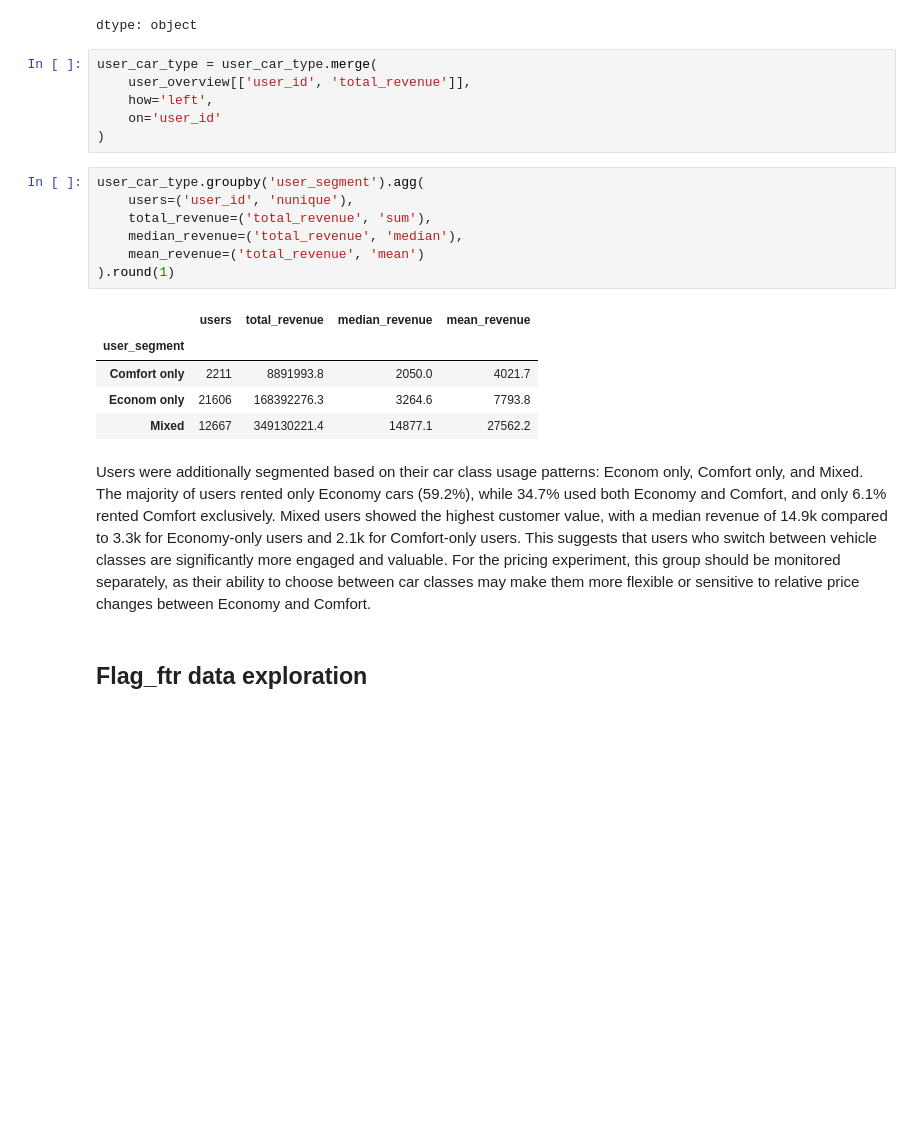
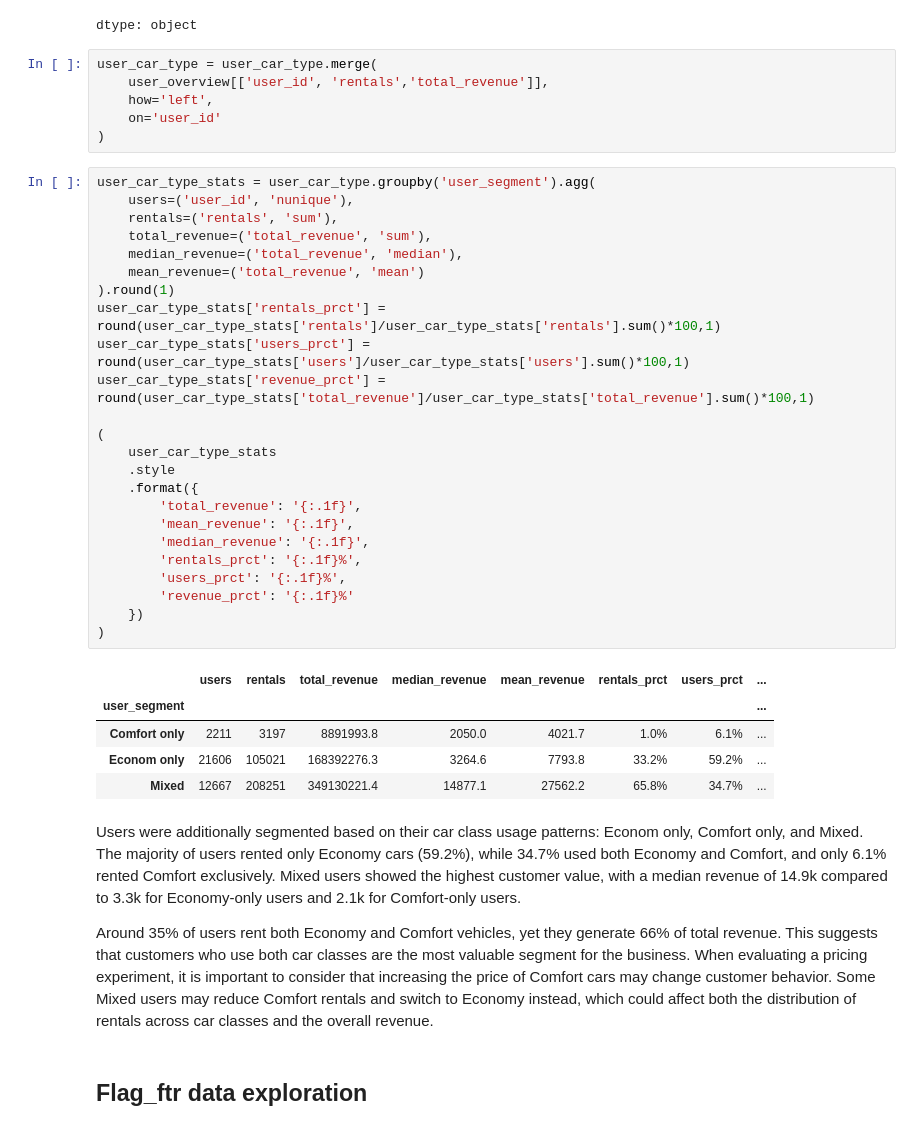
Before and after one commit to YuliaLoburets/A-B-test_project, a Jupyter notebook: A_B_Testing_project.ipynb, the cells around one changed output. Drawn from its saved outputs; the diff is of its cells as text; blank space fills up the shorter version.

```diff
--- a/A_B_Testing_project.ipynb
+++ b/A_B_Testing_project.ipynb
@@ -425,25 +531,44 @@ user_car_type['user_segment'] = user_car_type['car_class'].apply(classify)
 dtype: object
 # %%
 user_car_type = user_car_type.merge(
-    user_overview[['user_id', 'total_revenue']],
+    user_overview[['user_id', 'rentals','total_revenue']],
     how='left',
     on='user_id'
 )
-# %%
-user_car_type.groupby('user_segment').agg(
-    users=('user_id', 'nunique'),
-    total_revenue=('total_revenue', 'sum'),
-    median_revenue=('total_revenue', 'median'),
-    mean_revenue=('total_revenue', 'mean')
-).round(1)
-# %% [output]
-|  | users | total_revenue | median_revenue | mean_revenue |
-| user_segment |  |  |  |  |
-| Comfort only | 2211 | 8891993.8 | 2050.0 | 4021.7 |
-| Econom only | 21606 | 168392276.3 | 3264.6 | 7793.8 |
-| Mixed | 12667 | 349130221.4 | 14877.1 | 27562.2 |
+# %%
+user_car_type_stats = user_car_type.groupby('user_segment').agg(
+    users=('user_id', 'nunique'),
+    rentals=('rentals', 'sum'),
+    total_revenue=('total_revenue', 'sum'),
+    median_revenue=('total_revenue', 'median'),
+    mean_revenue=('total_revenue', 'mean')
+).round(1)
+user_car_type_stats['rentals_prct'] =  round(user_car_type_stats['rentals']/user_car_type_stats['rentals'].sum()*100,1)
+user_car_type_stats['users_prct'] =  round(user_car_type_stats['users']/user_car_type_stats['users'].sum()*100,1)
+user_car_type_stats['revenue_prct'] =  round(user_car_type_stats['total_revenue']/user_car_type_stats['total_revenue'].sum()*100,1)
+
+(
+    user_car_type_stats
+    .style
+    .format({
+        'total_revenue': '{:.1f}',
+        'mean_revenue': '{:.1f}',
+        'median_revenue': '{:.1f}',
+        'rentals_prct': '{:.1f}%',
+        'users_prct': '{:.1f}%',
+        'revenue_prct': '{:.1f}%'
+    })
+)
+# %% [output]
+|  | users | rentals | total_revenue | median_revenue | mean_revenue | rentals_prct | users_prct | ... |
+| user_segment |  |  |  |  |  |  |  | ... |
+| Comfort only | 2211 | 3197 | 8891993.8 | 2050.0 | 4021.7 | 1.0% | 6.1% | ... |
+| Econom only | 21606 | 105021 | 168392276.3 | 3264.6 | 7793.8 | 33.2% | 59.2% | ... |
+| Mixed | 12667 | 208251 | 349130221.4 | 14877.1 | 27562.2 | 65.8% | 34.7% | ... |
 # %% [markdown]
-Users were additionally segmented based on their car class usage patterns: Econom only, Comfort only, and Mixed. The majority of users rented only Economy cars (59.2%), while 34.7% used both Economy and Comfort, and only 6.1% rented Comfort exclusively. Mixed users showed the highest customer value, with a median revenue of 14.9k compared to 3.3k for Economy-only users and 2.1k for Comfort-only users. This suggests that users who switch between vehicle classes are significantly more engaged and valuable. For the pricing experiment, this group should be monitored separately, as their ability to choose between car classes may make them more flexible or sensitive to relative price changes between Economy and Comfort.
+Users were additionally segmented based on their car class usage patterns: Econom only, Comfort only, and Mixed. The majority of users rented only Economy cars (59.2%), while 34.7% used both Economy and Comfort, and only 6.1% rented Comfort exclusively. Mixed users showed the highest customer value, with a median revenue of 14.9k compared to 3.3k for Economy-only users and 2.1k for Comfort-only users.
+
+Around 35% of users rent both Economy and Comfort vehicles, yet they generate 66% of total revenue. This suggests that customers who use both car classes are the most valuable segment for the business. When evaluating a pricing experiment, it is important to consider that increasing the price of Comfort cars may change customer behavior. Some Mixed users may reduce Comfort rentals and switch to Economy instead, which could affect both the distribution of rentals across car classes and the overall revenue.
 # %% [markdown]
 ##  Flag_ftr data exploration
 # %%
```
Also changed, not shown: parts of 11 cells of this notebook.
